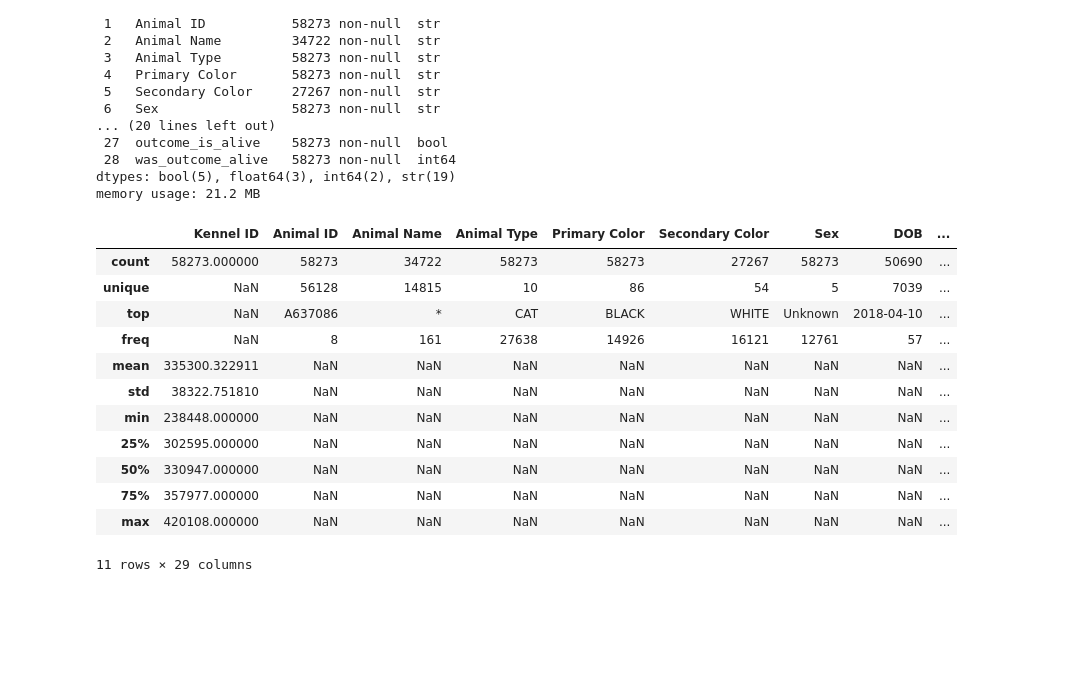
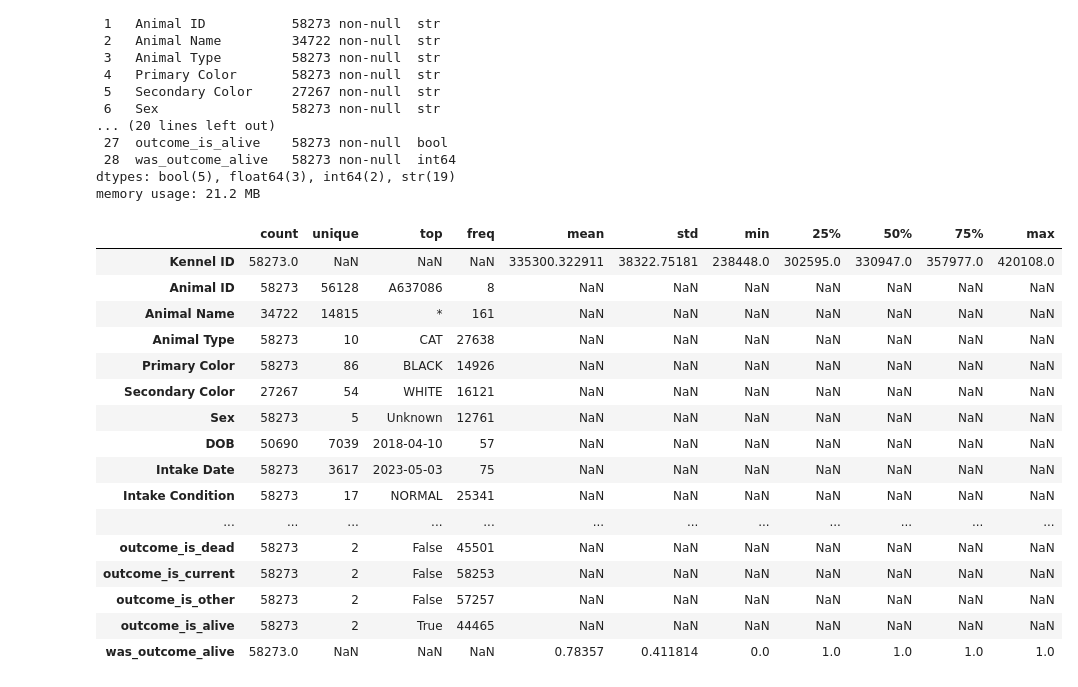
Before and after one commit to wushuyuli/animal-shelter-ml-coursework, a Jupyter notebook: notebook/animal_shelter_analysis.ipynb, the cells around one changed output. Drawn from its saved outputs; the diff is of its cells as text; code cells hidden in the pictures; blank space fills up the shorter version.

```diff
--- a/notebook/animal_shelter_analysis.ipynb
+++ b/notebook/animal_shelter_analysis.ipynb
@@ -98,19 +90,24 @@ Data columns (total 29 columns):
 dtypes: bool(5), float64(3), int64(2), str(19)
 memory usage: 21.2 MB
 # %%
-# Display descriptive statistics
-df.describe(include="all")
+# Descriptive statistics
+
+df.describe(include="all").T
 # %% [output]
-|  | Kennel ID | Animal ID | Animal Name | Animal Type | Primary Color | Secondary Color | Sex | DOB | ... |
-| count | 58273.000000 | 58273 | 34722 | 58273 | 58273 | 27267 | 58273 | 50690 | ... |
-| unique | NaN | 56128 | 14815 | 10 | 86 | 54 | 5 | 7039 | ... |
-| top | NaN | A637086 | * | CAT | BLACK | WHITE | Unknown | 2018-04-10 | ... |
-| freq | NaN | 8 | 161 | 27638 | 14926 | 16121 | 12761 | 57 | ... |
-| mean | 335300.322911 | NaN | NaN | NaN | NaN | NaN | NaN | NaN | ... |
-| std | 38322.751810 | NaN | NaN | NaN | NaN | NaN | NaN | NaN | ... |
-| min | 238448.000000 | NaN | NaN | NaN | NaN | NaN | NaN | NaN | ... |
-| 25% | 302595.000000 | NaN | NaN | NaN | NaN | NaN | NaN | NaN | ... |
-| 50% | 330947.000000 | NaN | NaN | NaN | NaN | NaN | NaN | NaN | ... |
-| 75% | 357977.000000 | NaN | NaN | NaN | NaN | NaN | NaN | NaN | ... |
-| max | 420108.000000 | NaN | NaN | NaN | NaN | NaN | NaN | NaN | ... |
+|  | count | unique | top | freq | mean | std | min | 25% | 50% | 75% | max |
+| Kennel ID | 58273.0 | NaN | NaN | NaN | 335300.322911 | 38322.75181 | 238448.0 | 302595.0 | 330947.0 | 357977.0 | 420108.0 |
+| Animal ID | 58273 | 56128 | A637086 | 8 | NaN | NaN | NaN | NaN | NaN | NaN | NaN |
+| Animal Name | 34722 | 14815 | * | 161 | NaN | NaN | NaN | NaN | NaN | NaN | NaN |
+| Animal Type | 58273 | 10 | CAT | 27638 | NaN | NaN | NaN | NaN | NaN | NaN | NaN |
+| Primary Color | 58273 | 86 | BLACK | 14926 | NaN | NaN | NaN | NaN | NaN | NaN | NaN |
+| Secondary Color | 27267 | 54 | WHITE | 16121 | NaN | NaN | NaN | NaN | NaN | NaN | NaN |
+| Sex | 58273 | 5 | Unknown | 12761 | NaN | NaN | NaN | NaN | NaN | NaN | NaN |
+| DOB | 50690 | 7039 | 2018-04-10 | 57 | NaN | NaN | NaN | NaN | NaN | NaN | NaN |
+| Intake Date | 58273 | 3617 | 2023-05-03 | 75 | NaN | NaN | NaN | NaN | NaN | NaN | NaN |
+| Intake Condition | 58273 | 17 | NORMAL | 25341 | NaN | NaN | NaN | NaN | NaN | NaN | NaN |
+| ... | ... | ... | ... | ... | ... | ... | ... | ... | ... | ... | ... |
+| outcome_is_dead | 58273 | 2 | False | 45501 | NaN | NaN | NaN | NaN | NaN | NaN | NaN |
+| outcome_is_current | 58273 | 2 | False | 58253 | NaN | NaN | NaN | NaN | NaN | NaN | NaN |
+| outcome_is_other | 58273 | 2 | False | 57257 | NaN | NaN | NaN | NaN | NaN | NaN | NaN |
+| outcome_is_alive | 58273 | 2 | True | 44465 | NaN | NaN | NaN | NaN | NaN | NaN | NaN |
+| was_outcome_alive | 58273.0 | NaN | NaN | NaN | 0.78357 | 0.411814 | 0.0 | 1.0 | 1.0 | 1.0 | 1.0 |
-11 rows × 29 columns
```
Also changed, not shown: parts of 10 cells of this notebook.
